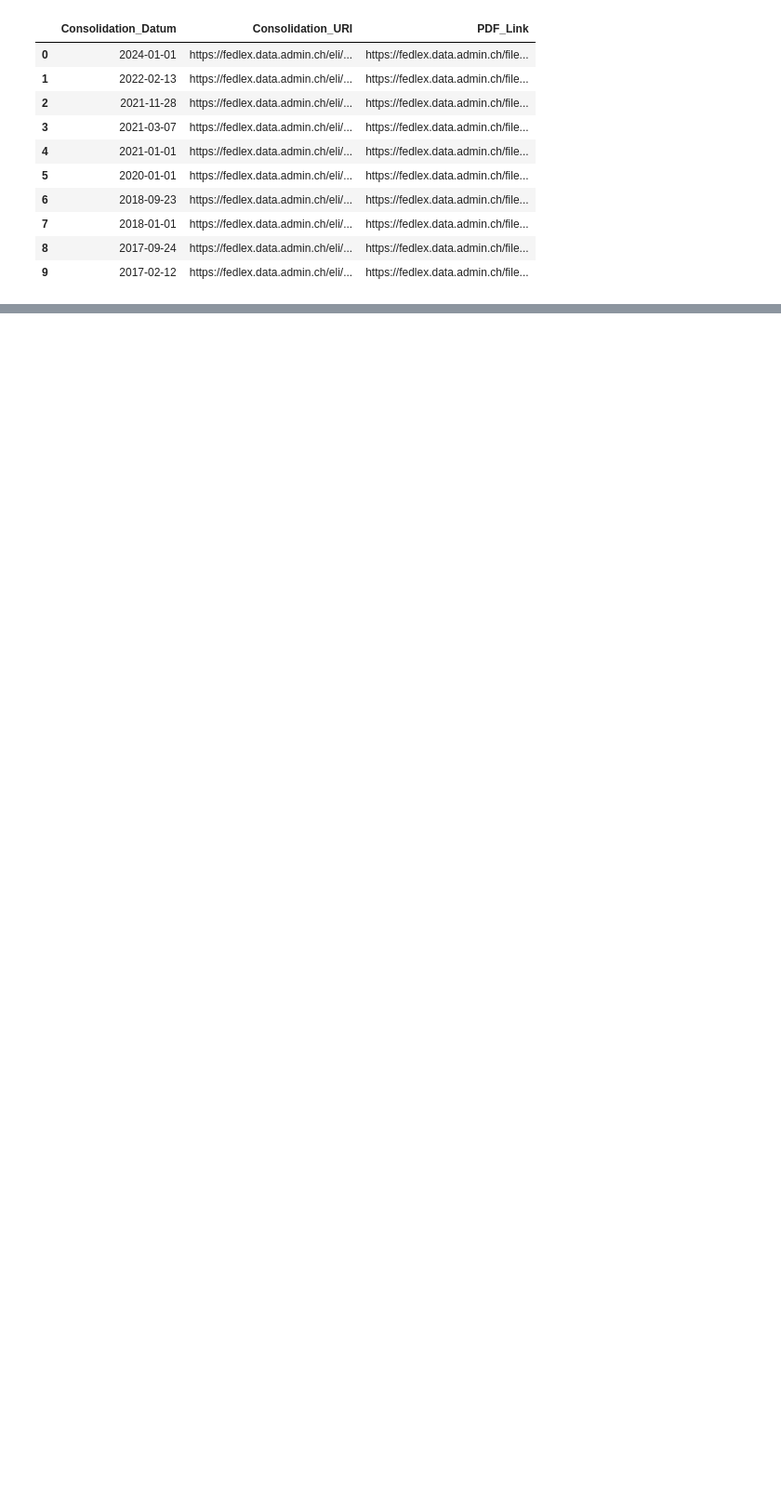
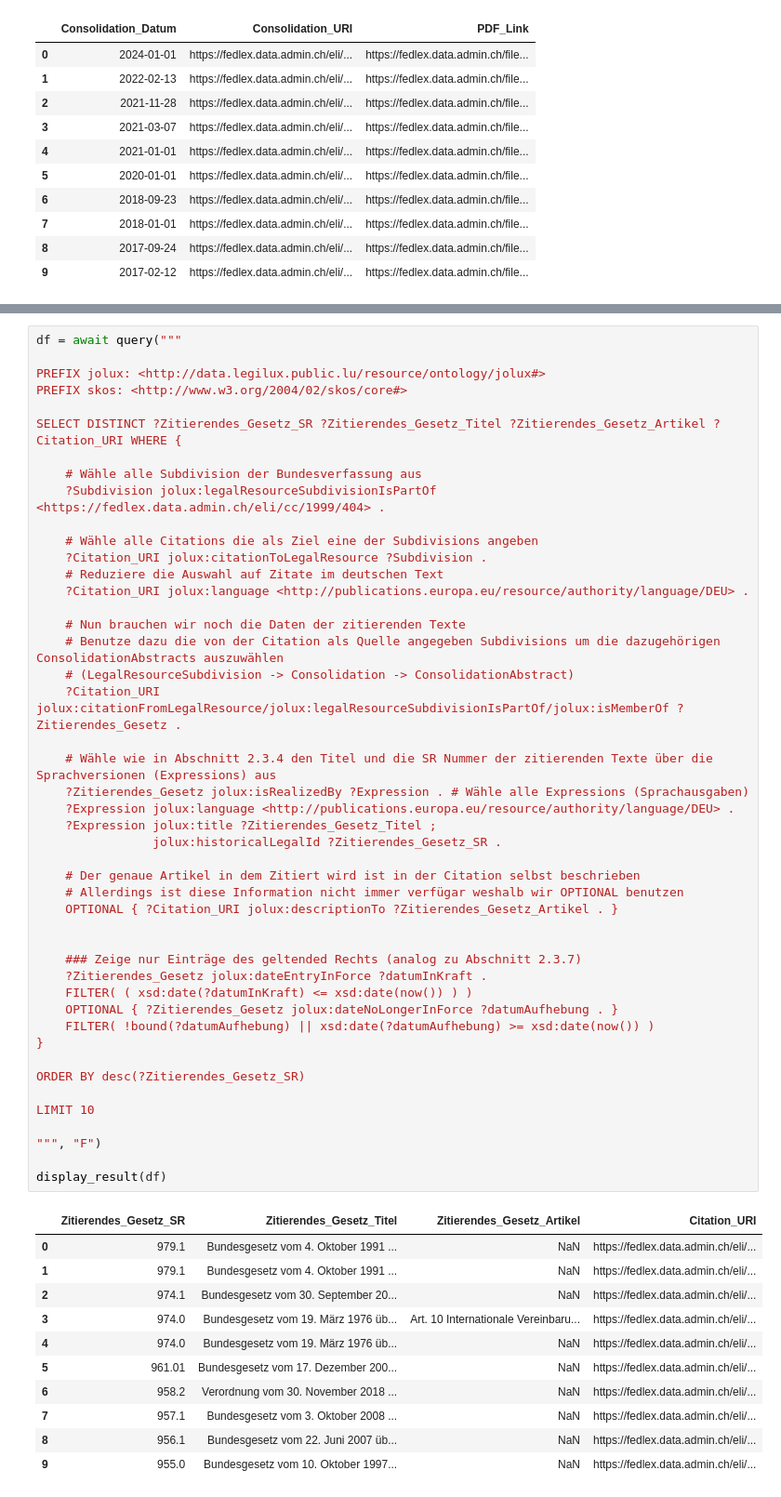
Before and after one commit to bequrios/fedlex, a Jupyter notebook: content/Tutorial.ipynb, the cells around one changed output, grey strips where cells are left out. Shown at 93% size. Saved outputs shown, nothing was run; the diff lists cells and outputs as text; blank space fills up the shorter version.

Commit message:
Added a section about Citations. Bugfix for pandas Dataframe read in.

```diff
--- a/content/Tutorial.ipynb
+++ b/content/Tutorial.ipynb
@@ -464,0 +478,58 @@ display_result(df)
+# %%
+df = await query("""
+
+PREFIX jolux: <http://data.legilux.public.lu/resource/ontology/jolux#>
+PREFIX skos: <http://www.w3.org/2004/02/skos/core#>
+
+SELECT DISTINCT ?Zitierendes_Gesetz_SR ?Zitierendes_Gesetz_Titel ?Zitierendes_Gesetz_Artikel ?Citation_URI WHERE {
+
+    # Wähle alle Subdivision der Bundesverfassung aus
+    ?Subdivision jolux:legalResourceSubdivisionIsPartOf <https://fedlex.data.admin.ch/eli/cc/1999/404> .
+
+    # Wähle alle Citations die als Ziel eine der Subdivisions angeben
+    ?Citation_URI jolux:citationToLegalResource ?Subdivision .
+    # Reduziere die Auswahl auf Zitate im deutschen Text
+    ?Citation_URI jolux:language <http://publications.europa.eu/resource/authority/language/DEU> .
+
+    # Nun brauchen wir noch die Daten der zitierenden Texte
+    # Benutze dazu die von der Citation als Quelle angegeben Subdivisions um die dazugehörigen ConsolidationAbstracts auszuwählen
+    # (LegalResourceSubdivision -> Consolidation -> ConsolidationAbstract)
+    ?Citation_URI jolux:citationFromLegalResource/jolux:legalResourceSubdivisionIsPartOf/jolux:isMemberOf ?Zitierendes_Gesetz .
+
+    # Wähle wie in Abschnitt 2.3.4 den Titel und die SR Nummer der zitierenden Texte über die Sprachversionen (Expressions) aus
+    ?Zitierendes_Gesetz jolux:isRealizedBy ?Expression . # Wähle alle Expressions (Sprachausgaben)
+    ?Expression jolux:language <http://publications.europa.eu/resource/authority/language/DEU> .
+    ?Expression jolux:title ?Zitierendes_Gesetz_Titel ;
+                jolux:historicalLegalId ?Zitierendes_Gesetz_SR .
+
+    # Der genaue Artikel in dem Zitiert wird ist in der Citation selbst beschrieben
+    # Allerdings ist diese Information nicht immer verfügar weshalb wir OPTIONAL benutzen
+    OPTIONAL { ?Citation_URI jolux:descriptionTo ?Zitierendes_Gesetz_Artikel . }
+
+
+    ### Zeige nur Einträge des geltended Rechts (analog zu Abschnitt 2.3.7)
+    ?Zitierendes_Gesetz jolux:dateEntryInForce ?datumInKraft .
+    FILTER( ( xsd:date(?datumInKraft) <= xsd:date(now()) ) )
+    OPTIONAL { ?Zitierendes_Gesetz jolux:dateNoLongerInForce ?datumAufhebung . }
+    FILTER( !bound(?datumAufhebung) || xsd:date(?datumAufhebung) >= xsd:date(now()) )
+}
+
+ORDER BY desc(?Zitierendes_Gesetz_SR)
+
+LIMIT 10
+
+""", "F")
+
+display_result(df)
+# %% [output]
+|  | Zitierendes_Gesetz_SR | Zitierendes_Gesetz_Titel | Zitierendes_Gesetz_Artikel | Citation_URI |
+| 0 | 979.1 | Bundesgesetz vom 4. Oktober 1991 ... | NaN | https://fedlex.data.admin.ch/eli/... |
+| 1 | 979.1 | Bundesgesetz vom 4. Oktober 1991 ... | NaN | https://fedlex.data.admin.ch/eli/... |
+| 2 | 974.1 | Bundesgesetz vom 30. September 20... | NaN | https://fedlex.data.admin.ch/eli/... |
+| 3 | 974.0 | Bundesgesetz vom 19. März 1976 üb... | Art. 10 Internationale Vereinbaru... | https://fedlex.data.admin.ch/eli/... |
+| 4 | 974.0 | Bundesgesetz vom 19. März 1976 üb... | NaN | https://fedlex.data.admin.ch/eli/... |
+| 5 | 961.01 | Bundesgesetz vom 17. Dezember 200... | NaN | https://fedlex.data.admin.ch/eli/... |
+| 6 | 958.2 | Verordnung vom 30. November 2018 ... | NaN | https://fedlex.data.admin.ch/eli/... |
+| 7 | 957.1 | Bundesgesetz vom 3. Oktober 2008 ... | NaN | https://fedlex.data.admin.ch/eli/... |
+| 8 | 956.1 | Bundesgesetz vom 22. Juni 2007 üb... | NaN | https://fedlex.data.admin.ch/eli/... |
+| 9 | 955.0 | Bundesgesetz vom 10. Oktober 1997... | NaN | https://fedlex.data.admin.ch/eli/... |
```
Also changed, not shown: parts of 8 cells of this notebook, 3 other files.
